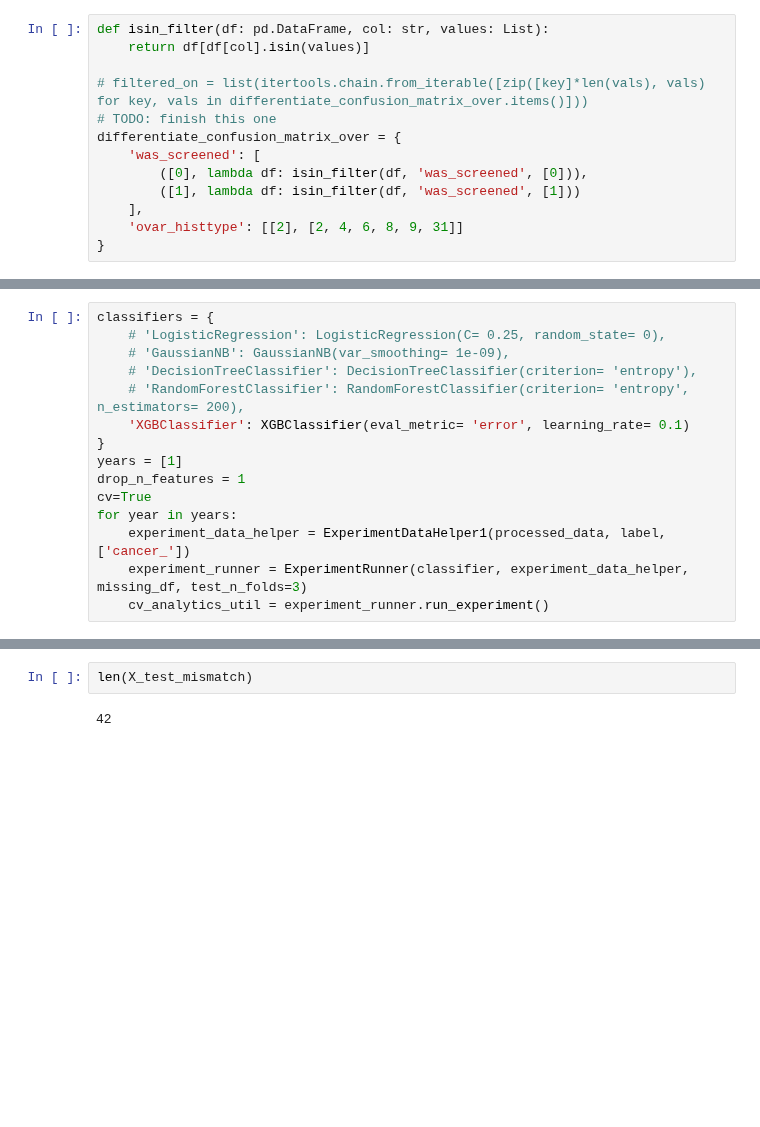
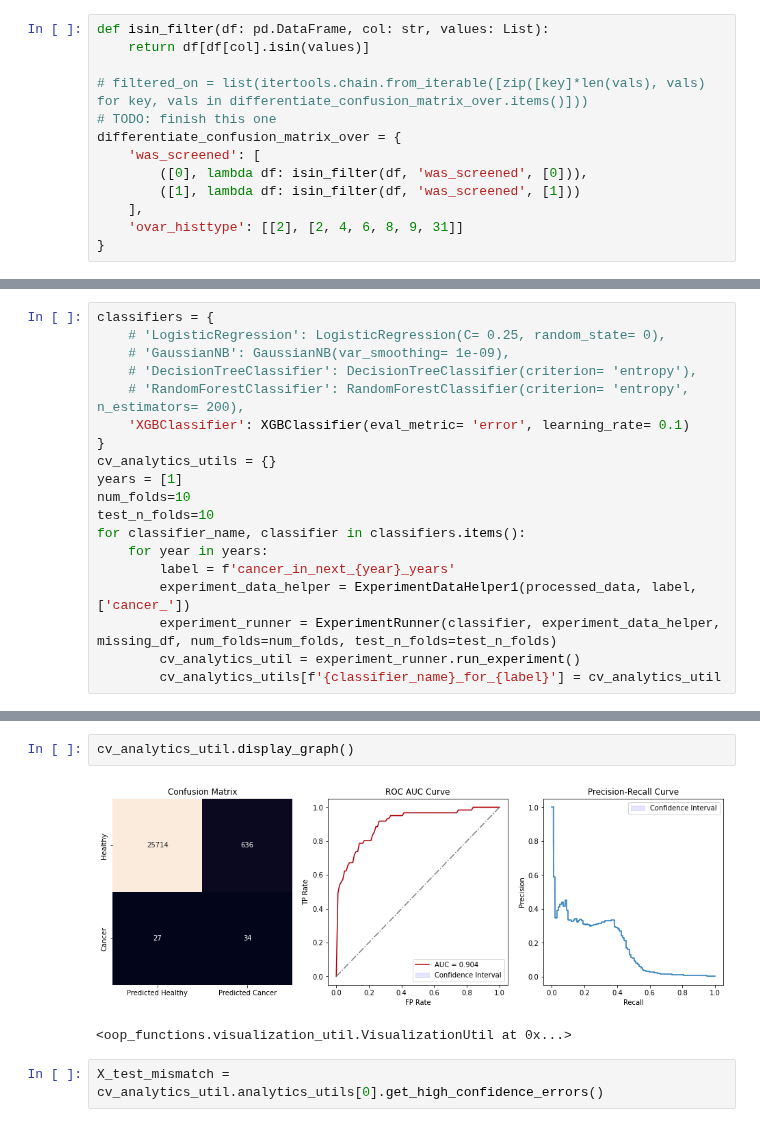
Before and after one commit to fedorenkood/ovarian_cancer_models, a Jupyter notebook: running_classifier_oop.ipynb, the cells around one changed output, grey strips where cells are left out. Drawn from its saved outputs; the diff is of its cells as text; blank space fills up the shorter version.

Commit message:
made running_classifier_oop.ipynb work

```diff
--- a/running_classifier_oop.ipynb
+++ b/running_classifier_oop.ipynb
@@ -98,10 +88,14 @@ classifiers = {
     # 'RandomForestClassifier': RandomForestClassifier(criterion= 'entropy', n_estimators= 200),
     'XGBClassifier': XGBClassifier(eval_metric= 'error', learning_rate= 0.1)
 }
+cv_analytics_utils = {}
 years = [1]
-drop_n_features = 1
-cv=True
-for year in years:
-    experiment_data_helper = ExperimentDataHelper1(processed_data, label, ['cancer_'])
-    experiment_runner = ExperimentRunner(classifier, experiment_data_helper, missing_df, test_n_folds=3)
-    cv_analytics_util = experiment_runner.run_experiment()
+num_folds=10
+test_n_folds=10
+for classifier_name, classifier in classifiers.items():
+    for year in years:
+        label = f'cancer_in_next_{year}_years'
+        experiment_data_helper = ExperimentDataHelper1(processed_data, label, ['cancer_'])
+        experiment_runner = ExperimentRunner(classifier, experiment_data_helper, missing_df, num_folds=num_folds, test_n_folds=test_n_folds)
+        cv_analytics_util = experiment_runner.run_experiment()
+        cv_analytics_utils[f'{classifier_name}_for_{label}'] = cv_analytics_util
@@ -168,7 +102,10 @@ Accuracy Score: 0.5929203539823009
-# %%
-len(X_test_mismatch)
-# %% [output]
-42
+# %%
+cv_analytics_util.display_graph()
+# %% [output]
+[figure, added]
+<oop_functions.visualization_util.VisualizationUtil at 0x...>
+# %%
+X_test_mismatch = cv_analytics_util.analytics_utils[0].get_high_confidence_errors()
 # %%
 false_negatives = pd.concat(np.array(X_test_mismatch)[:, 0])
 false_negatives = false_negatives[false_negatives['cancer_in_next_1_years_prob'] < 0.14151879]
```
Also changed, not shown: parts of 8 cells of this notebook, 6 other files.
